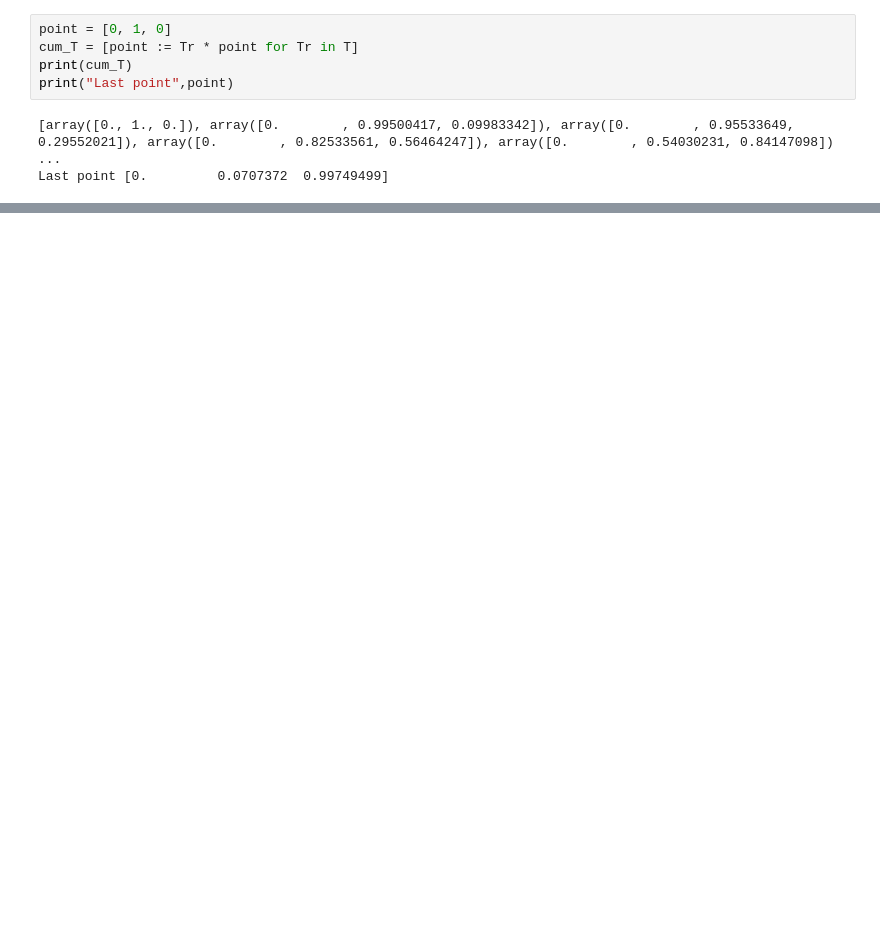
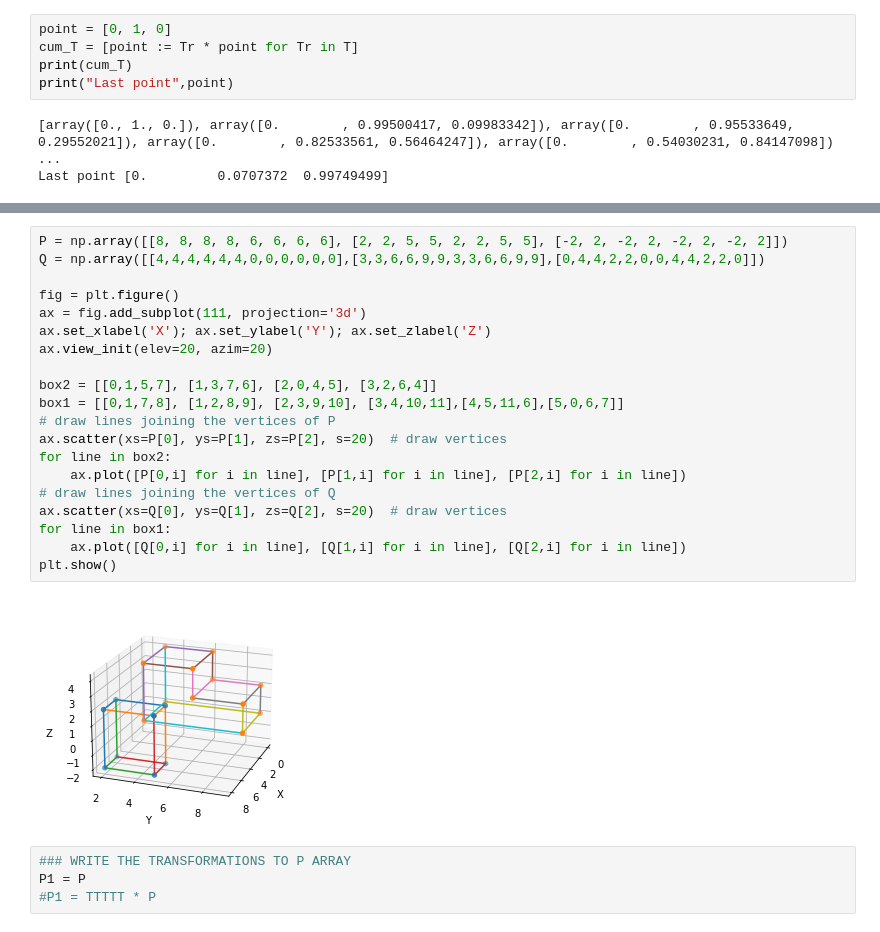
Before and after one commit to jortegon/UQROO-Robotica, a Jupyter notebook: pose3d.ipynb, the cells around one changed output, grey strips where cells are left out. Cells and saved outputs as stored; diff of their text form; blank space fills up the shorter version.

```diff
--- a/pose3d.ipynb
+++ b/pose3d.ipynb
@@ -265,0 +292,26 @@ Last point [0.         0.0707372  0.99749499]
+# %%
+P = np.array([[8, 8, 8, 8, 6, 6, 6, 6], [2, 2, 5, 5, 2, 2, 5, 5], [-2, 2, -2, 2, -2, 2, -2, 2]])
+Q = np.array([[4,4,4,4,4,4,0,0,0,0,0,0],[3,3,6,6,9,9,3,3,6,6,9,9],[0,4,4,2,2,0,0,4,4,2,2,0]])
+
+fig = plt.figure()
+ax = fig.add_subplot(111, projection='3d')
+ax.set_xlabel('X'); ax.set_ylabel('Y'); ax.set_zlabel('Z')
+ax.view_init(elev=20, azim=20)
+
+box2 = [[0,1,5,7], [1,3,7,6], [2,0,4,5], [3,2,6,4]]
+box1 = [[0,1,7,8], [1,2,8,9], [2,3,9,10], [3,4,10,11],[4,5,11,6],[5,0,6,7]]
+# draw lines joining the vertices of P
+ax.scatter(xs=P[0], ys=P[1], zs=P[2], s=20)  # draw vertices
+for line in box2:
+    ax.plot([P[0,i] for i in line], [P[1,i] for i in line], [P[2,i] for i in line])
+# draw lines joining the vertices of Q
+ax.scatter(xs=Q[0], ys=Q[1], zs=Q[2], s=20)  # draw vertices
+for line in box1:
+    ax.plot([Q[0,i] for i in line], [Q[1,i] for i in line], [Q[2,i] for i in line])
+plt.show()
+# %% [output]
+[figure, added]
+# %%
+### WRITE THE TRANSFORMATIONS TO P ARRAY
+P1 = P
+#P1 = TTTTT * P
```
Also changed, not shown: parts of 13 cells of this notebook, 1 other file.
